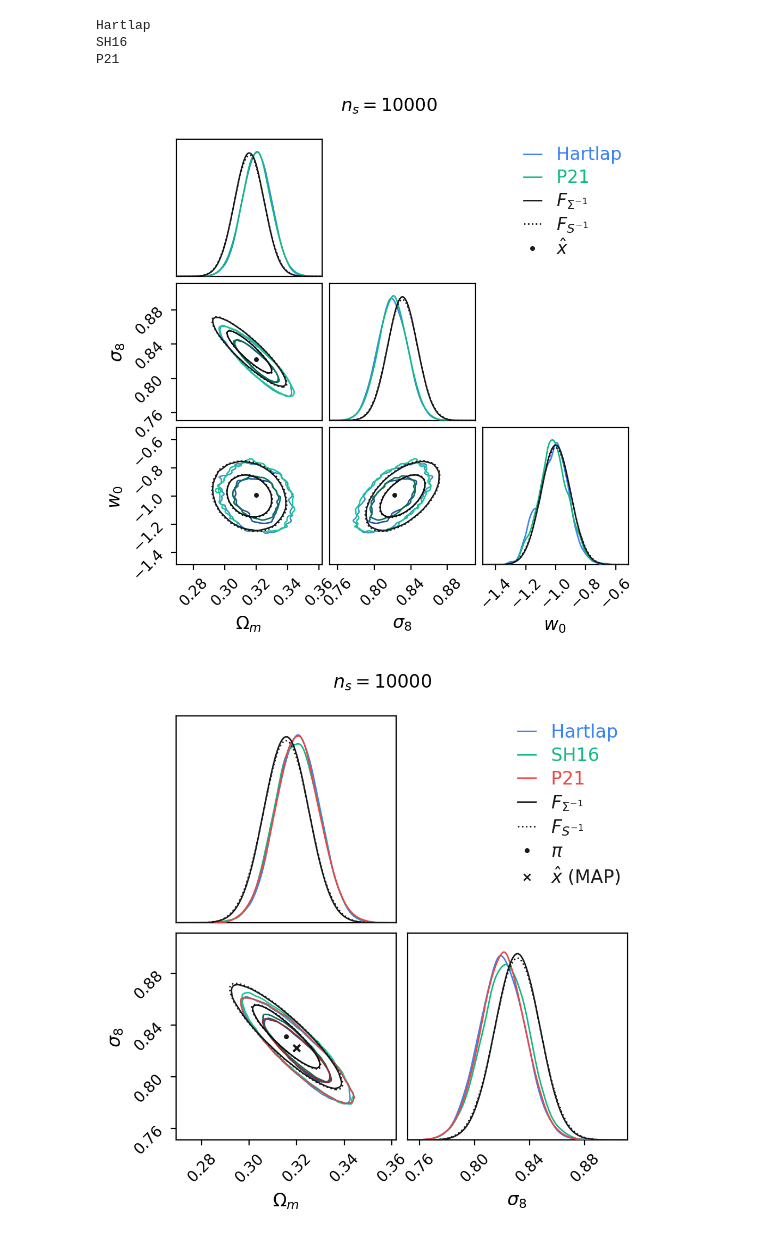
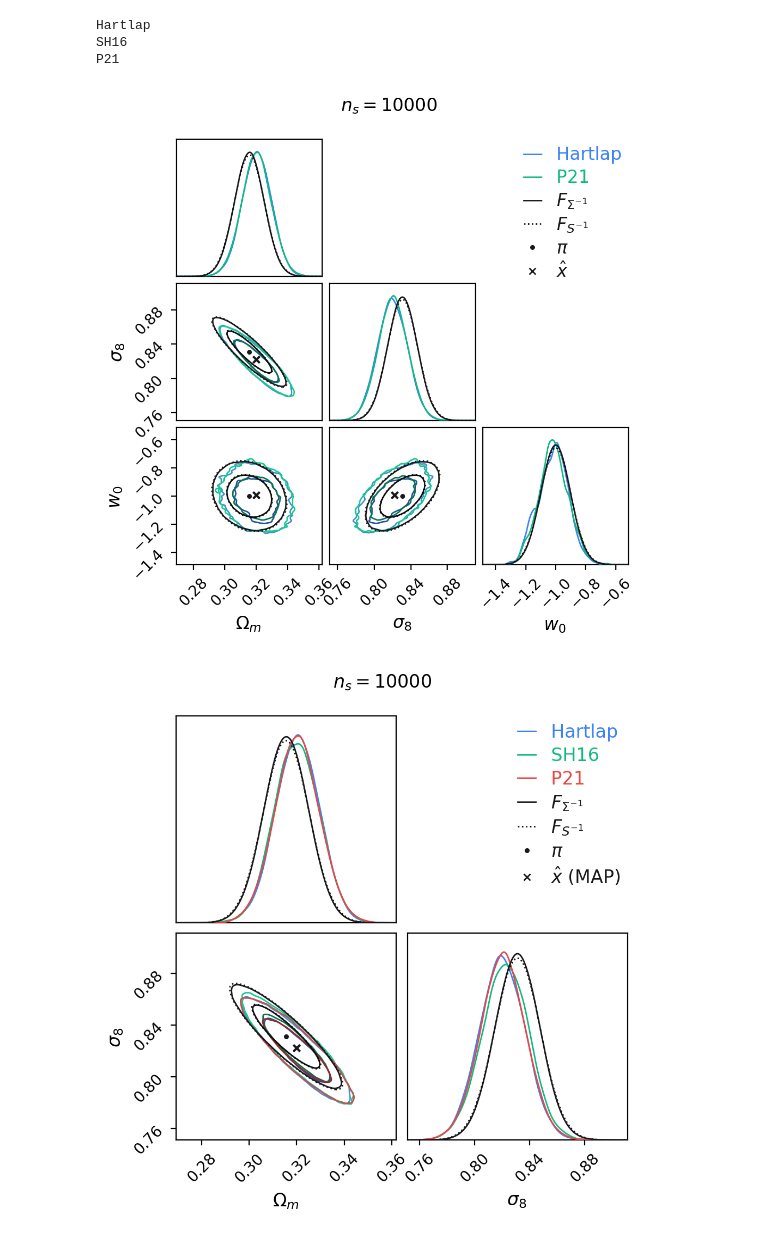
Before and after one commit to homerjed/frequentist_matching_priors, a Jupyter notebook: src/frequentist_matching_priors.ipynb, the cells around one changed output. Cells and saved outputs as stored; diff of their text form; code cells hidden in the pictures.

```diff
--- a/src/frequentist_matching_priors.ipynb
+++ b/src/frequentist_matching_priors.ipynb
@@ -266,36 +266,40 @@ c.add_chain(
         shade_alpha=0.,
         linestyle=":"
     )
 )
 
-# c.add_truth(Truth(location=dict(zip(param_names, alpha)), name="truth"))
-c.add_marker(location=dict(zip(param_names, np.asarray(mle_))), name=r"$\hat{x}$", color="k")
+c.add_marker(
+    location=dict(zip(param_names, np.asarray(alpha))), name=r"$\pi$", color="k"
+)
+c.add_marker(
+    location=dict(zip(param_names, np.asarray(mle_))), name=r"$\hat{x}$", color="k", marker_style="x"
+)
 
 k = 5
 c.set_plot_config(
     PlotConfig(
         extents=dict(
             zip(
                 param_names,
                 [
                     [
                         alpha[p] - k * np.sqrt(np.diag(Finv))[p],
                         alpha[p] + k * np.sqrt(np.diag(Finv))[p]
                     ] for p in range(alpha.size)
                 ]
             )
         )
     )
 )
 fig = c.plotter.plot()
 fig.set_dpi(200)
 fig.set_figwidth(5.)
 fig.set_figheight(5.)
 fig.suptitle(fr"$n_s={n_sims}$")
 plt.savefig("posteriors.png")
 plt.show()
 # %% [output]
-[figure, old version]
+[figure, new version]
 # %%
 c = ChainConsumer()
 
```
Also changed, not shown: parts of 1 cell of this notebook, 1 other file.
